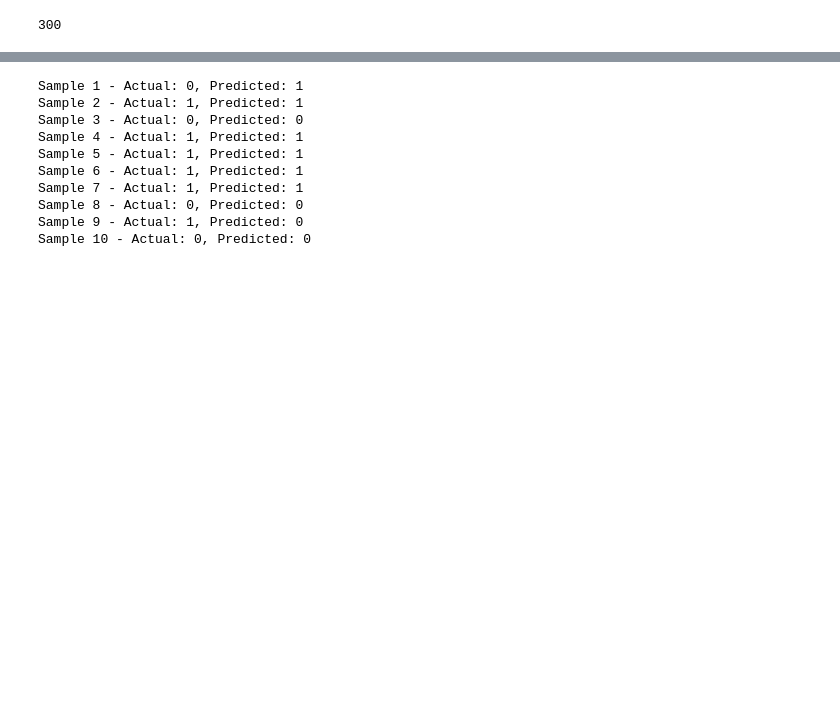
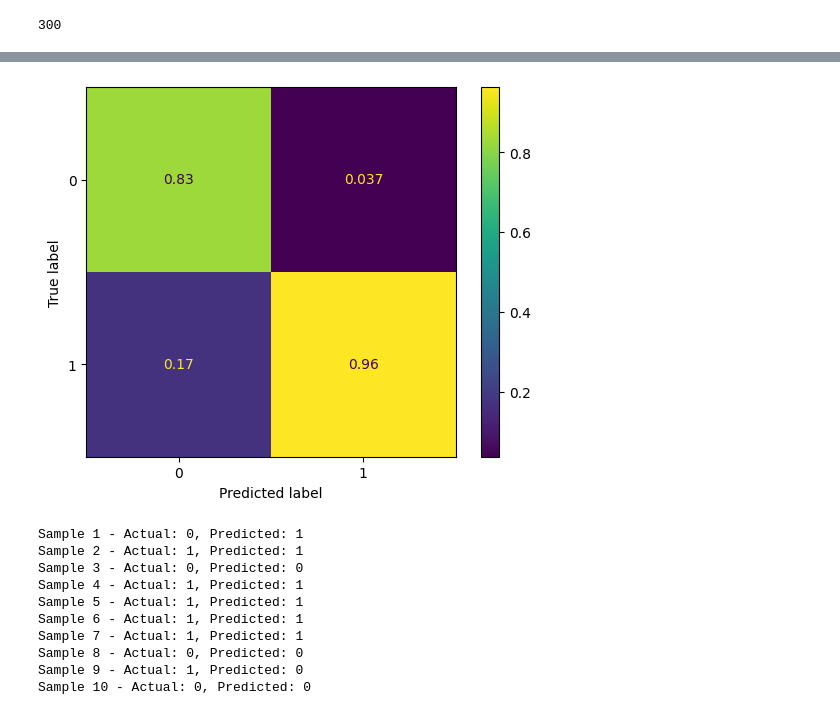
Before and after one commit to RageOfTheDucks/NLP_HSD, a Jupyter notebook: ORDINE.ipynb, the cells around one changed output, grey strips where cells are left out. Drawn from its saved outputs; the diff is of its cells as text; code cells hidden in the pictures; blank space fills up the shorter version.

Commit message:
descriptions and confusion matrix

```diff
--- a/ORDINE.ipynb
+++ b/ORDINE.ipynb
@@ -297,8 +404,8 @@ X_test= ['<START> ' + x for x in X_test]
 t = Tokenizer(oov_token="<unk>", num_words=VOCABULARY_SIZE+INDEX_FROM-1, filters='!"#$%&()*+,-./:;=?@[\\]^_`{|}~\t\n')
 
 # fit the tokenizer on the documents
-#t.fit_on_texts(X_train)
-t.fit_on_texts(X_train_ita)
+t.fit_on_texts(X_train_en)
+#t.fit_on_texts(X_train_ita)
 
 t.word_index['<pad>'] = 0
 t.index_word[0] = '<pad>'
@@ -306,13 +413,14 @@ t.index_word[0] = '<pad>'
 # summarize what was learned
 #print(t.word_counts)
 #print(t.document_count)
-print(t.word_index)
-print(t.word_docs)
+#print(t.word_docs)
+print("List of all the words and relative (local) id: \n\n", t.word_index)
+
 
 # integer encode documents
 X_train_ita = t.texts_to_sequences(X_train_ita)
 X_test_ita = t.texts_to_sequences(X_test_ita)
 
-#X_train = t.texts_to_sequences(X_train)
-#X_test = t.texts_to_sequences(X_test)
+X_train_en = t.texts_to_sequences(X_train_en)
+X_test_en = t.texts_to_sequences(X_test_en)
 # %% [output]
@@ -323,6 +433,6 @@ X_train_ita = tf.keras.utils.pad_sequences(X_train_ita, maxlen=SEQ_LENGTH)
 X_test_ita = tf.keras.utils.pad_sequences(X_test_ita, maxlen=SEQ_LENGTH)
 # %%
 #for english
-X_train = tf.keras.utils.pad_sequences(X_train, maxlen=SEQ_LENGTH)
-X_test = tf.keras.utils.pad_sequences(X_test, maxlen=SEQ_LENGTH)
+X_train_en = tf.keras.utils.pad_sequences(X_train_en, maxlen=SEQ_LENGTH)
+X_test_en = tf.keras.utils.pad_sequences(X_test_en, maxlen=SEQ_LENGTH)
 # %%
@@ -379,6 +508,7 @@ array([[ 0.        ,  0.        ,  0.        , ...,  0.        ,
 # %%
+WEIGHTS = embedding_matrix_en #embedding_matrix_it
+
 # Model
-WEIGHTS = embedding_matrix_it #embedding_matrix_en
 model = Sequential()
 # ------
 model.add(keras.layers.Embedding(VOCABULARY_SIZE+INDEX_FROM-1, EMBEDDING_DIM, input_length=SEQ_LENGTH, weights=[WEIGHTS], trainable=False))
@@ -432,11 +547,13 @@ BATCH_SIZE=64
 
 earlystop = EarlyStopping(monitor='val_loss', patience=2)
 
-model.fit(X_train_ita, Y_train_ita, validation_data=(X_test_ita, Y_test_ita),
+model.fit(X_train_en, Y_train_en, validation_data=(X_test_en, Y_test_en),
           epochs=NUM_EPOCHS, batch_size=BATCH_SIZE, callbacks=[earlystop])
 
+print("\n")
+
 # Final evaluation of the model
-scores = model.evaluate(X_test_ita, Y_test_ita)
+scores = model.evaluate(X_test_en, Y_test_en)
 print("Accuracy: %.2f%%" % (scores[1]*100))
 # %% [output]
 Epoch 1/20
@@ -465,0 +574,13 @@ Precision: 79.77%
+# %%
+#Predict
+y_prediction = model.predict(X_test_en)
+y_prediction = (y_prediction >= 0.5).astype(int)
+
+
+#Create confusion matrix and normalizes it over predicted (columns)
+cm = confusion_matrix(Y_test_en, y_prediction , normalize='pred')
+
+disp = ConfusionMatrixDisplay(confusion_matrix=cm)
+disp.plot()
+plt.show()
+# %% [output]
@@ -466,3 +588,4 @@ Precision: 79.77%
+[figure, added]
 # %%
 subset = 10
 ground_truth_subset = Y_test_ita[:subset]
```
Also changed, not shown: parts of 71 cells of this notebook.
